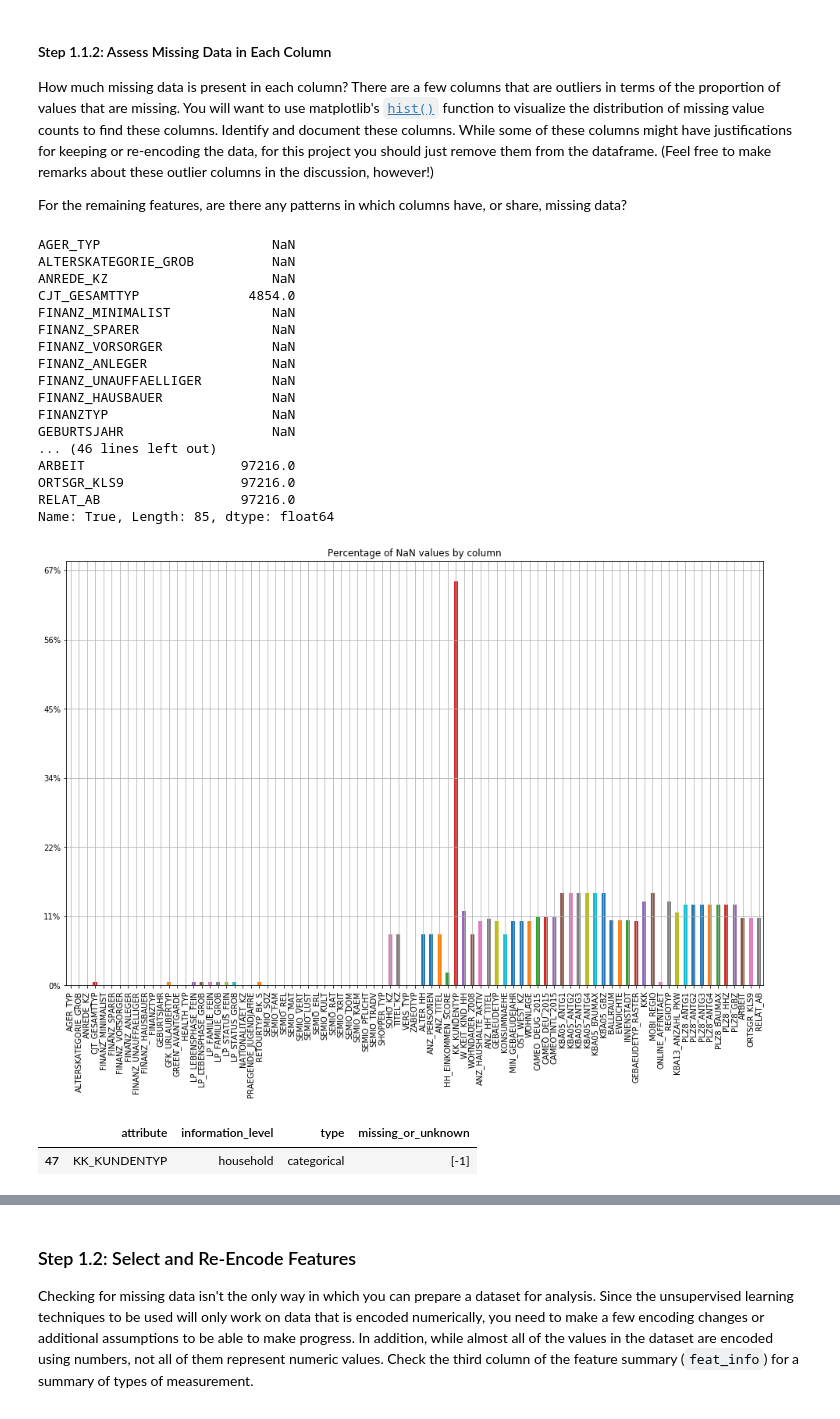
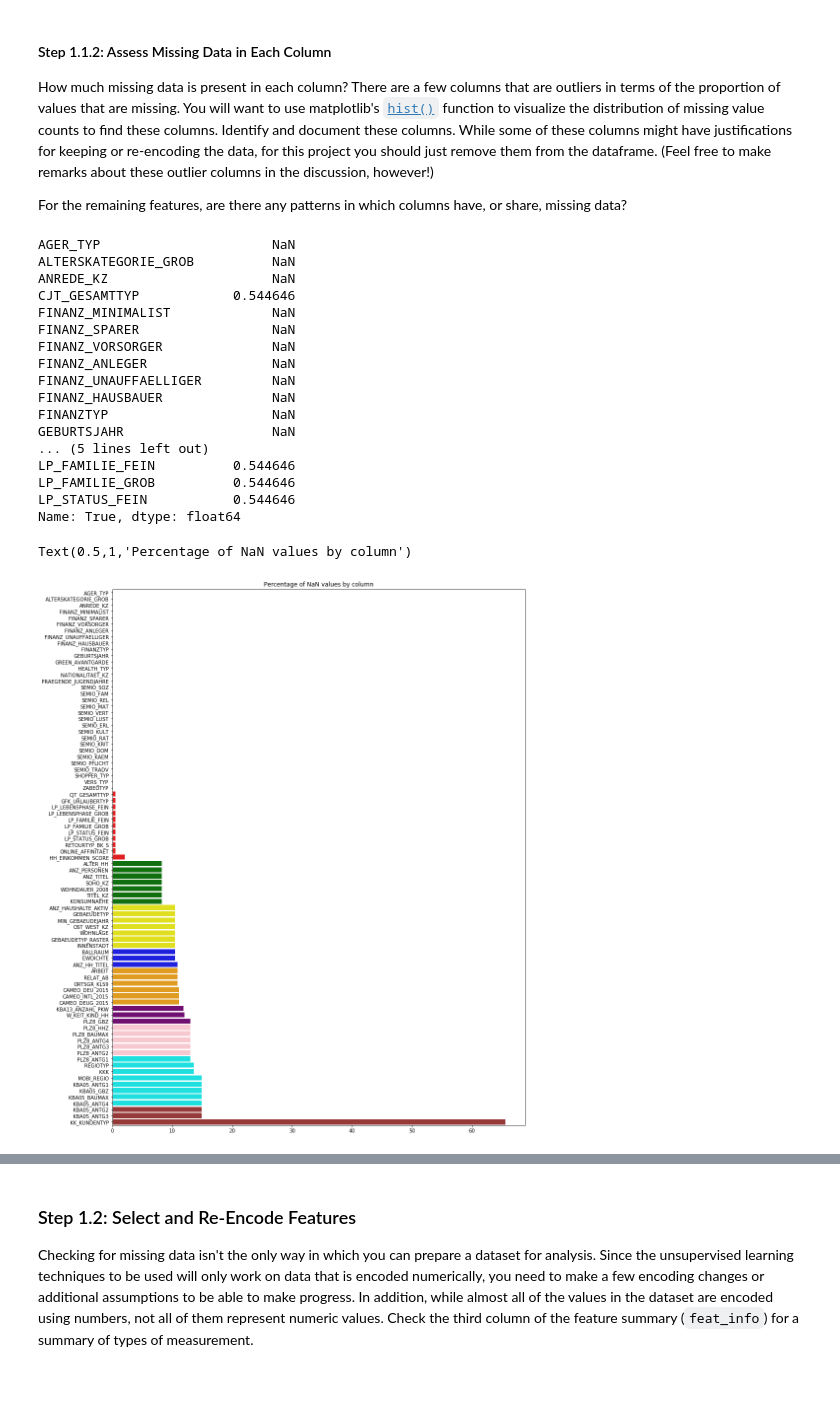
Before and after one commit to davidjentjens/customer_segments_with_arvato, a Jupyter notebook: Identify_Customer_Segments.ipynb, the cells around one changed output, grey strips where cells are left out. Drawn from its saved outputs; the diff is of its cells as text; code cells hidden in the pictures; blank space fills up the shorter version.

```diff
--- a/Identify_Customer_Segments.ipynb
+++ b/Identify_Customer_Segments.ipynb
@@ -194,13 +194,13 @@ For the remaining features, are there any patterns in which columns have, or sha
 # Perform an assessment of how much missing data there is in each column of the
 # dataset.
 
-vc_nulls = azdias.apply(lambda x: x.isnull().value_counts()).T[True]
-vc_nulls
+vc_nulls = azdias.apply(lambda x: x.isnull().value_counts() * 100/azdias.shape[0]).T[True]
+vc_nulls.head(20)
 # %% [output]
 AGER_TYP                      NaN
 ALTERSKATEGORIE_GROB          NaN
 ANREDE_KZ                     NaN
-CJT_GESAMTTYP              4854.0
+CJT_GESAMTTYP            0.544646
 FINANZ_MINIMALIST             NaN
 FINANZ_SPARER                 NaN
 FINANZ_VORSORGER              NaN
@@ -209,20 +209,48 @@ FINANZ_UNAUFFAELLIGER         NaN
 FINANZ_HAUSBAUER              NaN
 FINANZTYP                     NaN
 GEBURTSJAHR                   NaN
-... (46 lines left out)
-ARBEIT                    97216.0
-ORTSGR_KLS9               97216.0
-RELAT_AB                  97216.0
-Name: True, Length: 85, dtype: float64
+... (5 lines left out)
+LP_FAMILIE_FEIN          0.544646
+LP_FAMILIE_GROB          0.544646
+LP_STATUS_FEIN           0.544646
+Name: True, dtype: float64
+# %%
+vc_nulls_sorted = vc_nulls.sort_values(na_position='first')
+
+i = 0
+
+custom_palette = {}
+for index, val in vc_nulls_sorted.iteritems():
+
+    information_level = feat_info.at[i, 'information_level']
+
+    if(information_level == 'person'):
+        custom_palette[index] = 'red'
+    elif(information_level == 'household'):
+        custom_palette[index] = 'green'
+    elif(information_level == 'building'):
+        custom_palette[index] = 'yellow'
+    elif(information_level == 'microcell_rr4'):
+        custom_palette[index] = 'blue'
+    elif(information_level == 'microcell_rr3'):
+        custom_palette[index] = 'orange'
+    elif(information_level == 'postcode'):
+        custom_palette[index] = 'purple'
+    elif(information_level == 'region_rr1'):
+        custom_palette[index] = 'pink'
+    elif(information_level == 'macrocell_plz8'):
+        custom_palette[index] = 'cyan'
+    elif(information_level == 'community'):
+        custom_palette[index] = 'brown'
+    else:
+        custom_palette[index] = 'black'
+
+    i += 1
 # %%
 # Investigate patterns in the amount of missing data in each column.
 
-vc_nulls_plot = vc_nulls.plot(title='Percentage of NaN values by column', grid=True, figsize=(16,10), kind = 'bar')
-vc_nulls_plot.yaxis.set_major_formatter(mtick.PercentFormatter(xmax=azdias.shape[0]))
+plt.figure(figsize=(15, 20))
+sns.barplot(x=vc_nulls_sorted.values, y=vc_nulls_sorted.index, palette=custom_palette).set_title('Percentage of NaN values by column');
 # %% [output]
+Text(0.5,1,'Percentage of NaN values by column')
-[figure, old version]
+[figure, new version]
-# %%
-feat_info[(feat_info['attribute'] == 'KK_KUNDENTYP')]
-# %% [output]
-|  | attribute | information_level | type | missing_or_unknown |
-| 47 | KK_KUNDENTYP | household | categorical | [-1] |
```
Also changed, not shown: parts of 35 cells of this notebook.
